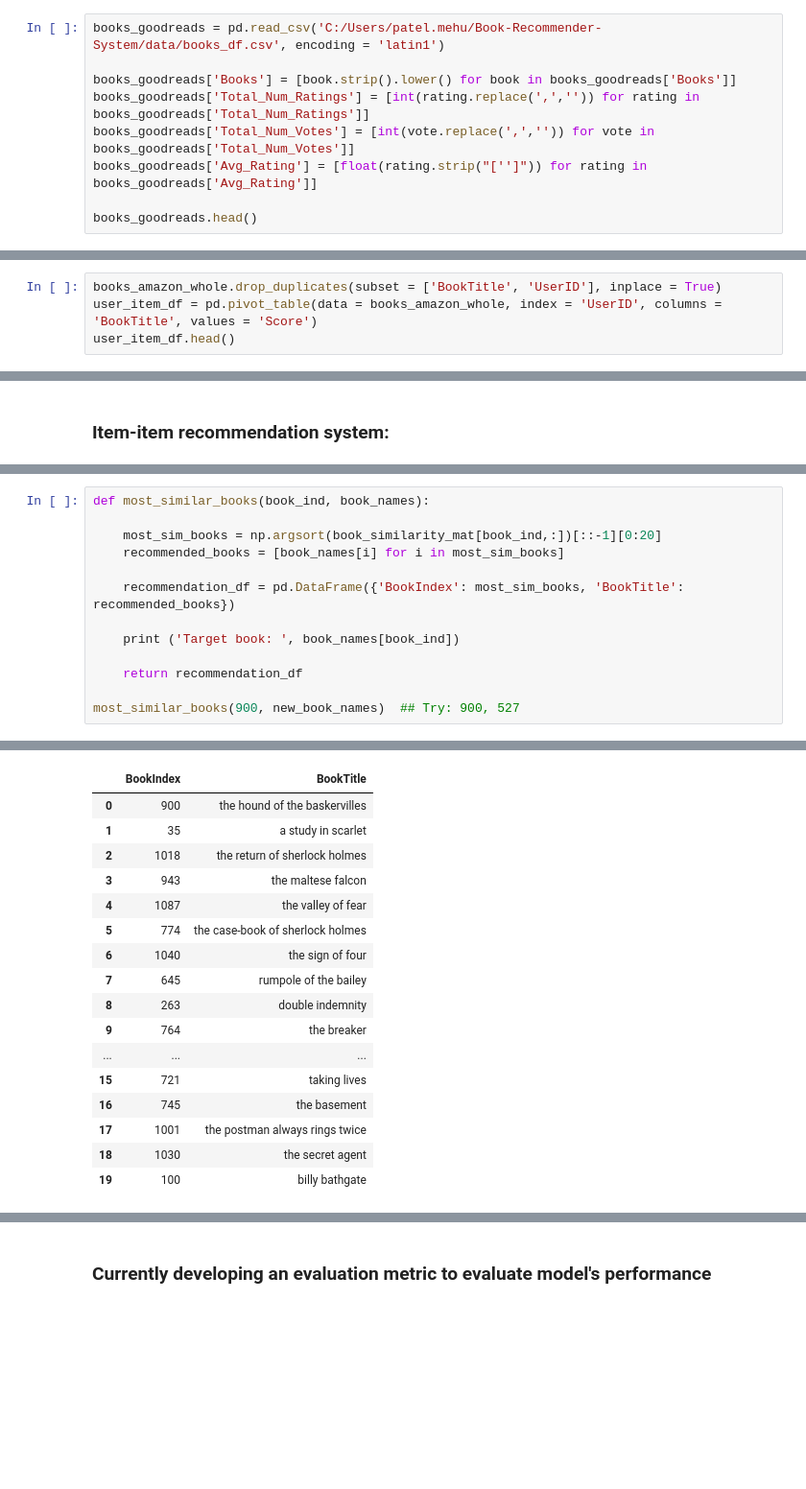
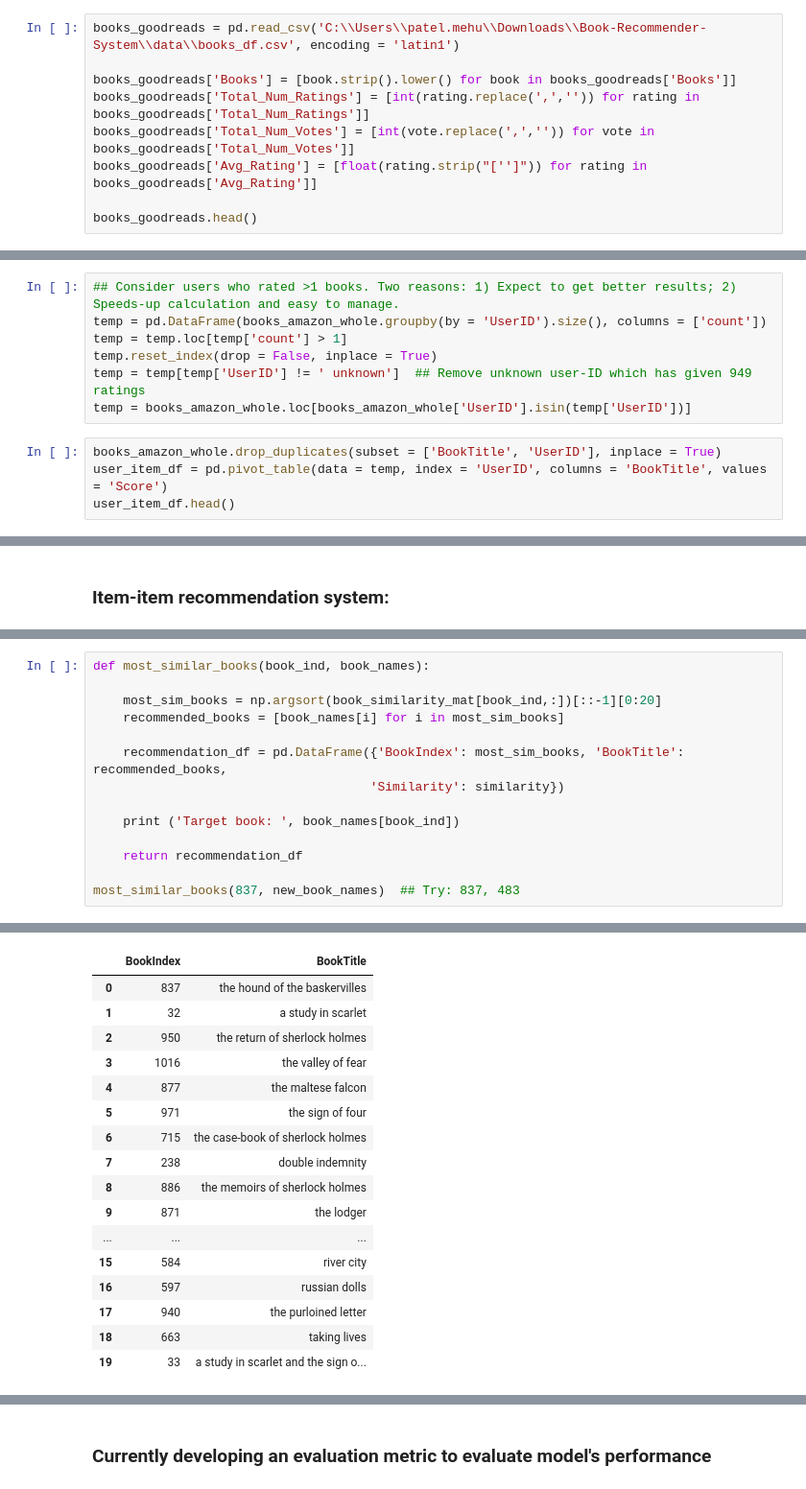
Before and after one commit to Mehul903/Book-Recommender-System, a Jupyter notebook: notebooks/Analysis.ipynb, the cells around one changed output, grey strips where cells are left out. Shown at 96% size. Saved outputs shown, nothing was run; the diff lists cells and outputs as text; blank space fills up the shorter version.

Commit message:
Subset matrix and improve recommendations.

```diff
--- a/notebooks/Analysis.ipynb
+++ b/notebooks/Analysis.ipynb
@@ -52,7 +56,7 @@ time: 1.42 s
 # %% [markdown]
 ### Import goodreads file (i.e. data collected from `goodreads_data.ipynb`):
 # %%
-books_goodreads = pd.read_csv('C:/Users/patel.mehu/Book-Recommender-System/data/books_df.csv', encoding = 'latin1')
+books_goodreads = pd.read_csv('C:\\Users\\patel.mehu\\Downloads\\Book-Recommender-System\\data\\books_df.csv', encoding = 'latin1')
 
 books_goodreads['Books'] = [book.strip().lower() for book in books_goodreads['Books']]
 books_goodreads['Total_Num_Ratings'] = [int(rating.replace(',','')) for rating in books_goodreads['Total_Num_Ratings']]
@@ -136,5 +140,12 @@ time: 12.1 s
+# %%
+## Consider users who rated >1 books. Two reasons: 1) Expect to get better results; 2) Speeds-up calculation and easy to manage.
+temp = pd.DataFrame(books_amazon_whole.groupby(by = 'UserID').size(), columns = ['count'])
+temp = temp.loc[temp['count'] > 1]
+temp.reset_index(drop = False, inplace = True)
+temp = temp[temp['UserID'] != ' unknown']  ## Remove unknown user-ID which has given 949 ratings
+temp = books_amazon_whole.loc[books_amazon_whole['UserID'].isin(temp['UserID'])]
 # %%
 books_amazon_whole.drop_duplicates(subset = ['BookTitle', 'UserID'], inplace = True)
-user_item_df = pd.pivot_table(data = books_amazon_whole, index = 'UserID', columns = 'BookTitle', values = 'Score')
+user_item_df = pd.pivot_table(data = temp, index = 'UserID', columns = 'BookTitle', values = 'Score')
 user_item_df.head()
 # %% [output]
@@ -200,32 +224,33 @@ time: 35.6 ms
 # %%
 def most_similar_books(book_ind, book_names):
 
     most_sim_books = np.argsort(book_similarity_mat[book_ind,:])[::-1][0:20]
     recommended_books = [book_names[i] for i in most_sim_books]
 
-    recommendation_df = pd.DataFrame({'BookIndex': most_sim_books, 'BookTitle': recommended_books})
+    recommendation_df = pd.DataFrame({'BookIndex': most_sim_books, 'BookTitle': recommended_books,
+                                     'Similarity': similarity})
 
     print ('Target book: ', book_names[book_ind])
 
     return recommendation_df
 
-most_similar_books(900, new_book_names)  ## Try: 900, 527
+most_similar_books(837, new_book_names)  ## Try: 837, 483
 # %% [output]
 Target book:  the hound of the baskervilles
 |  | BookIndex | BookTitle |
-| 0 | 900 | the hound of the baskervilles |
-| 1 | 35 | a study in scarlet |
-| 2 | 1018 | the return of sherlock holmes |
-| 3 | 943 | the maltese falcon |
-| 4 | 1087 | the valley of fear |
-| 5 | 774 | the case-book of sherlock holmes |
-| 6 | 1040 | the sign of four |
-| 7 | 645 | rumpole of the bailey |
-| 8 | 263 | double indemnity |
-| 9 | 764 | the breaker |
+| 0 | 837 | the hound of the baskervilles |
+| 1 | 32 | a study in scarlet |
+| 2 | 950 | the return of sherlock holmes |
+| 3 | 1016 | the valley of fear |
+| 4 | 877 | the maltese falcon |
+| 5 | 971 | the sign of four |
+| 6 | 715 | the case-book of sherlock holmes |
+| 7 | 238 | double indemnity |
+| 8 | 886 | the memoirs of sherlock holmes |
+| 9 | 871 | the lodger |
 | ... | ... | ... |
-| 15 | 721 | taking lives |
-| 16 | 745 | the basement |
-| 17 | 1001 | the postman always rings twice |
-| 18 | 1030 | the secret agent |
-| 19 | 100 | billy bathgate |
+| 15 | 584 | river city |
+| 16 | 597 | russian dolls |
+| 17 | 940 | the purloined letter |
+| 18 | 663 | taking lives |
+| 19 | 33 | a study in scarlet and the sign o... |
```
Also changed, not shown: parts of 21 cells of this notebook.
